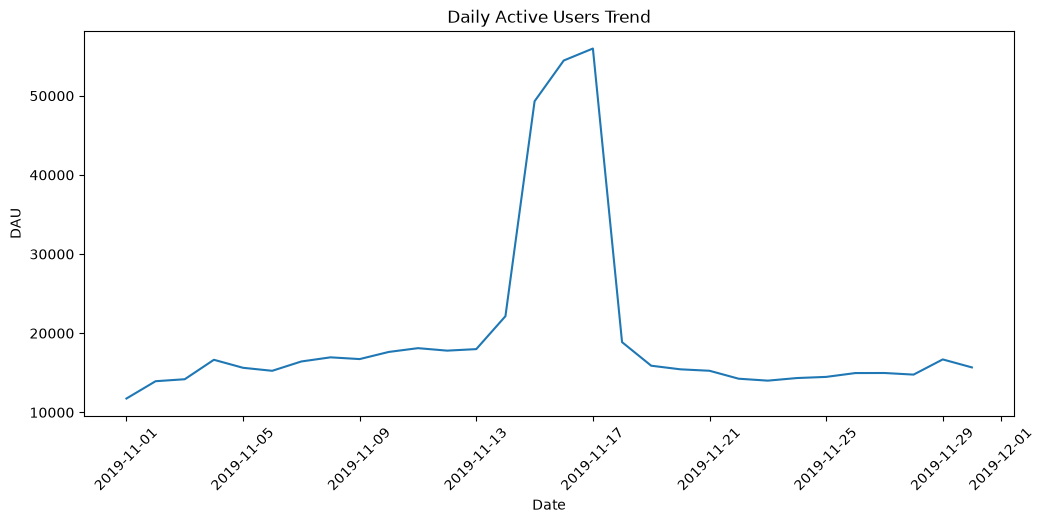
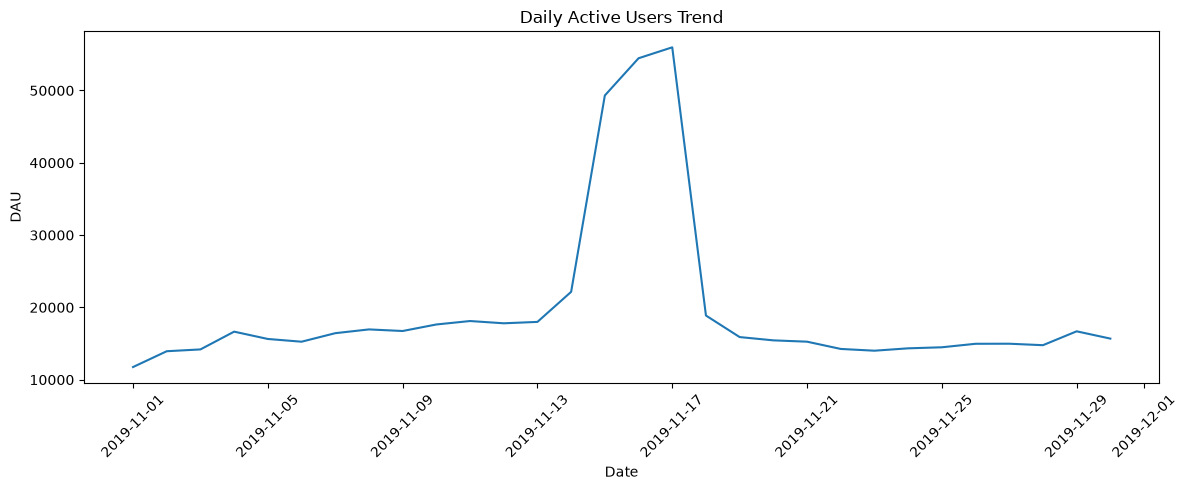
The notebook cell's code change between the first figure and the second:
--- before
+++ after
@@ -14,3 +14,11 @@
 plt.xticks(rotation=45)
 
+plt.tight_layout()
+
+plt.savefig(
+    "../outputs/dau_trend.png",
+    bbox_inches="tight"
+)
+
 plt.show()
+plt.close()

Commit: Update notebooks and dashboard files